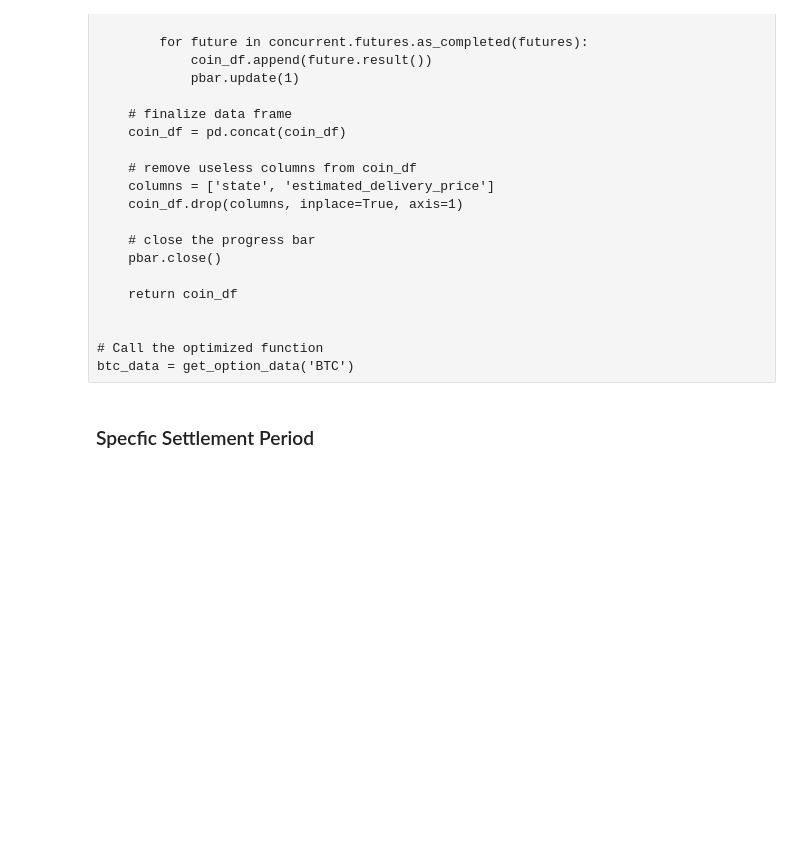
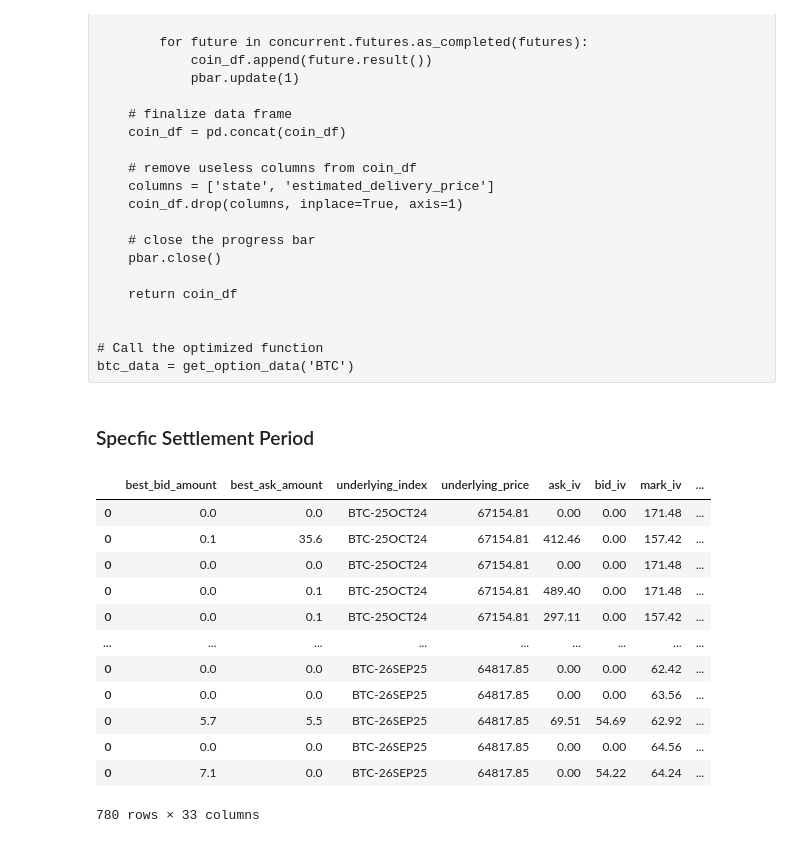
Before and after one commit to EthanFalcao/Defi_Options_Implied_Volatility, a Jupyter notebook: 1. Data-Preprocessings.ipynb, the cells around one changed output. Drawn from its saved outputs; the diff is of its cells as text; code cells hidden in the pictures; blank space fills up the shorter version.

```diff
--- a/1. Data-Preprocessings.ipynb
+++ b/1. Data-Preprocessings.ipynb
@@ -125,7 +125,7 @@ def get_option_data(coin):
     coin_name, settlement_period = get_option_name_and_settlement(coin)
 
     # filter for options that have settlement period in 'day'
-    coin_name_filtered = [coin_name[i] for i in range(len(coin_name)) if settlement_period[i] == 'day']
+    coin_name_filtered = [coin_name[i] for i in range(len(coin_name)) if settlement_period[i] == 'month']
 
     # initialize progress bar
     pbar = tqdm(total=len(coin_name_filtered))
@@ -138,7 +138,7 @@ def get_option_data(coin):
         for future in concurrent.futures.as_completed(future_to_option):
             try:
                 data = future.result()
-                data['settlement_period'] = 'day'
+                data['settlement_period'] = 'month'
                 coin_df.append(data)
             except Exception as exc:
                 print(f'Error fetching data: {exc}')
@@ -160,6 +160,22 @@ def get_option_data(coin):
 
 # download data -- BTC and ETH Options
 btc_data = get_option_data('BTC')
+# %%
+btc_data
+# %% [output]
+|  | best_bid_amount | best_ask_amount | underlying_index | underlying_price | ask_iv | bid_iv | mark_iv | ... |
+| 0 | 0.0 | 0.0 | BTC-25OCT24 | 67154.81 | 0.00 | 0.00 | 171.48 | ... |
+| 0 | 0.1 | 35.6 | BTC-25OCT24 | 67154.81 | 412.46 | 0.00 | 157.42 | ... |
+| 0 | 0.0 | 0.0 | BTC-25OCT24 | 67154.81 | 0.00 | 0.00 | 171.48 | ... |
+| 0 | 0.0 | 0.1 | BTC-25OCT24 | 67154.81 | 489.40 | 0.00 | 171.48 | ... |
+| 0 | 0.0 | 0.1 | BTC-25OCT24 | 67154.81 | 297.11 | 0.00 | 157.42 | ... |
+| ... | ... | ... | ... | ... | ... | ... | ... | ... |
+| 0 | 0.0 | 0.0 | BTC-26SEP25 | 64817.85 | 0.00 | 0.00 | 62.42 | ... |
+| 0 | 0.0 | 0.0 | BTC-26SEP25 | 64817.85 | 0.00 | 0.00 | 63.56 | ... |
+| 0 | 5.7 | 5.5 | BTC-26SEP25 | 64817.85 | 69.51 | 54.69 | 62.92 | ... |
+| 0 | 0.0 | 0.0 | BTC-26SEP25 | 64817.85 | 0.00 | 0.00 | 64.56 | ... |
+| 0 | 7.1 | 0.0 | BTC-26SEP25 | 64817.85 | 0.00 | 54.22 | 64.24 | ... |
+780 rows × 33 columns
 # %%
 # Extract Expiration date and strike price
 
```
Also changed, not shown: 3 other files.
